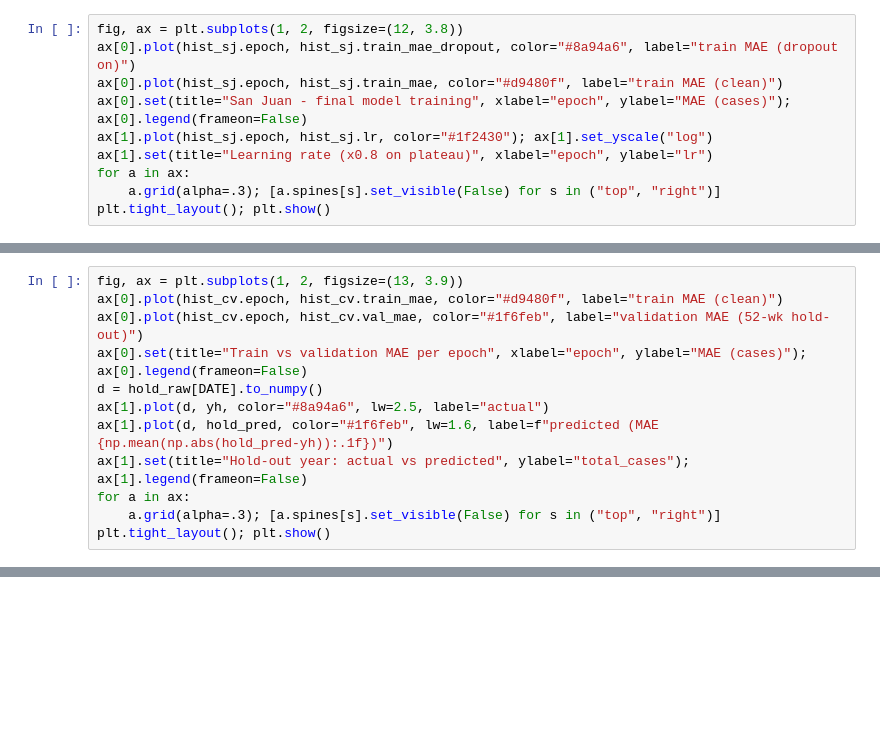
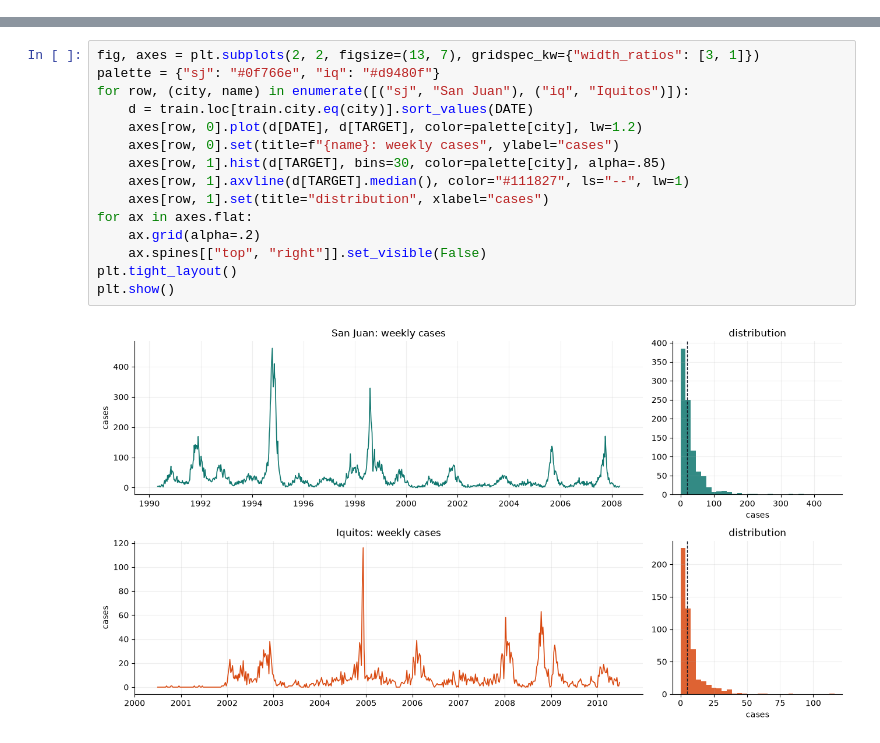
Before and after one commit to dangnq2501/DengAI, a Jupyter notebook: Main/reproduce_best_candidate.ipynb, the cells around one changed output, grey strips where cells are left out. Cells and saved outputs as stored; diff of their text form; blank space fills up the shorter version.

```diff
--- a/Main/reproduce_best_candidate.ipynb
+++ b/Main/reproduce_best_candidate.ipynb
@@ -281,10 +0,0 @@ plt.tight_layout(); plt.show()
-# %%
-fig, ax = plt.subplots(1, 2, figsize=(12, 3.8))
-ax[0].plot(hist_sj.epoch, hist_sj.train_mae_dropout, color="#8a94a6", label="train MAE (dropout on)")
-ax[0].plot(hist_sj.epoch, hist_sj.train_mae, color="#d9480f", label="train MAE (clean)")
-ax[0].set(title="San Juan - final model training", xlabel="epoch", ylabel="MAE (cases)"); ax[0].legend(frameon=False)
-ax[1].plot(hist_sj.epoch, hist_sj.lr, color="#1f2430"); ax[1].set_yscale("log")
-ax[1].set(title="Learning rate (x0.8 on plateau)", xlabel="epoch", ylabel="lr")
-for a in ax:
-    a.grid(alpha=.3); [a.spines[s].set_visible(False) for s in ("top", "right")]
-plt.tight_layout(); plt.show()
@@ -324,12 +0,0 @@ Wall time: 1.12 s
-# %%
-fig, ax = plt.subplots(1, 2, figsize=(13, 3.9))
-ax[0].plot(hist_cv.epoch, hist_cv.train_mae, color="#d9480f", label="train MAE (clean)")
-ax[0].plot(hist_cv.epoch, hist_cv.val_mae, color="#1f6feb", label="validation MAE (52-wk hold-out)")
-ax[0].set(title="Train vs validation MAE per epoch", xlabel="epoch", ylabel="MAE (cases)"); ax[0].legend(frameon=False)
-d = hold_raw[DATE].to_numpy()
-ax[1].plot(d, yh, color="#8a94a6", lw=2.5, label="actual")
-ax[1].plot(d, hold_pred, color="#1f6feb", lw=1.6, label=f"predicted (MAE {np.mean(np.abs(hold_pred-yh)):.1f})")
-ax[1].set(title="Hold-out year: actual vs predicted", ylabel="total_cases"); ax[1].legend(frameon=False)
-for a in ax:
-    a.grid(alpha=.3); [a.spines[s].set_visible(False) for s in ("top", "right")]
-plt.tight_layout(); plt.show()
@@ -363,0 +91,17 @@ if RUN_IQ_RETRAIN:
+# %%
+fig, axes = plt.subplots(2, 2, figsize=(13, 7), gridspec_kw={"width_ratios": [3, 1]})
+palette = {"sj": "#0f766e", "iq": "#d9480f"}
+for row, (city, name) in enumerate([("sj", "San Juan"), ("iq", "Iquitos")]):
+    d = train.loc[train.city.eq(city)].sort_values(DATE)
+    axes[row, 0].plot(d[DATE], d[TARGET], color=palette[city], lw=1.2)
+    axes[row, 0].set(title=f"{name}: weekly cases", ylabel="cases")
+    axes[row, 1].hist(d[TARGET], bins=30, color=palette[city], alpha=.85)
+    axes[row, 1].axvline(d[TARGET].median(), color="#111827", ls="--", lw=1)
+    axes[row, 1].set(title="distribution", xlabel="cases")
+for ax in axes.flat:
+    ax.grid(alpha=.2)
+    ax.spines[["top", "right"]].set_visible(False)
+plt.tight_layout()
+plt.show()
+# %% [output]
+[figure, added]
```
Also changed, not shown: parts of 51 cells of this notebook, 1 other file.
